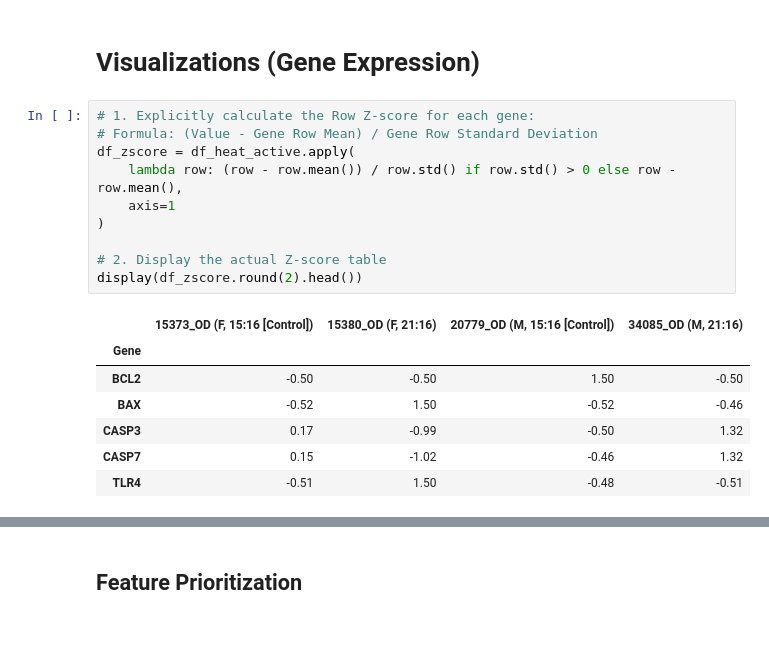
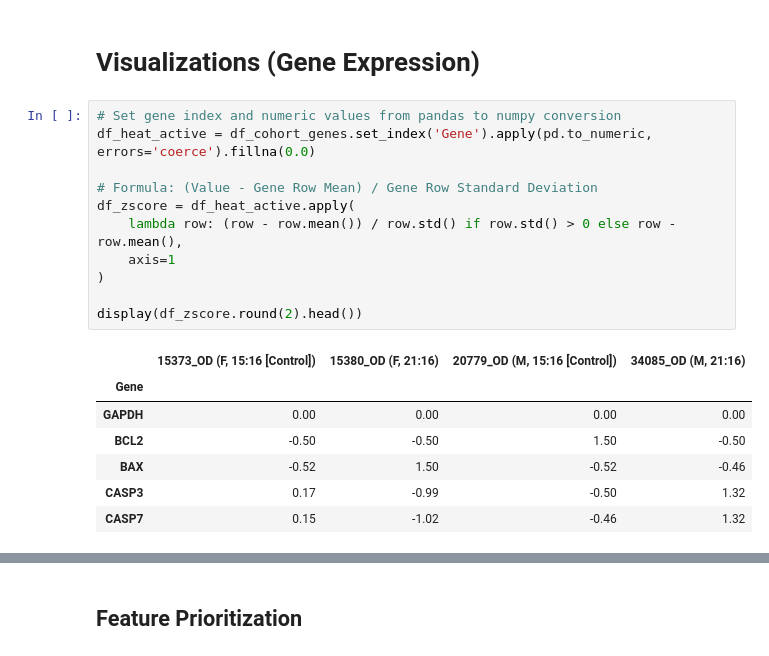
Before and after one commit to Sybilade/sans-pcr-epr, a Jupyter notebook: notebooks/01_eda_osd-816.ipynb, the cells around one changed output, grey strips where cells are left out. Cells and saved outputs as stored; diff of their text form.

```diff
--- a/notebooks/01_eda_osd-816.ipynb
+++ b/notebooks/01_eda_osd-816.ipynb
@@ -356,24 +342,25 @@ display(df_cohort_genes)
 | 43 | STX1A | NaN | NaN | NaN | NaN |
 # %% [markdown]
 # Visualizations (Gene Expression)
-# %%
-# 1. Explicitly calculate the Row Z-score for each gene:
-# Formula: (Value - Gene Row Mean) / Gene Row Standard Deviation
-df_zscore = df_heat_active.apply(
-    lambda row: (row - row.mean()) / row.std() if row.std() > 0 else row - row.mean(),
-    axis=1
-)
-
-# 2. Display the actual Z-score table
-display(df_zscore.round(2).head())
-# %% [output]
-|  | 15373_OD (F, 15:16 [Control]) | 15380_OD (F, 21:16) | 20779_OD (M, 15:16 [Control]) | 34085_OD (M, 21:16) |
-| Gene |  |  |  |  |
-| BCL2 | -0.50 | -0.50 | 1.50 | -0.50 |
-| BAX | -0.52 | 1.50 | -0.52 | -0.46 |
-| CASP3 | 0.17 | -0.99 | -0.50 | 1.32 |
-| CASP7 | 0.15 | -1.02 | -0.46 | 1.32 |
-| TLR4 | -0.51 | 1.50 | -0.48 | -0.51 |
+# %%
+# Set gene index and numeric values from pandas to numpy conversion
+df_heat_active = df_cohort_genes.set_index('Gene').apply(pd.to_numeric, errors='coerce').fillna(0.0)
+
+# Formula: (Value - Gene Row Mean) / Gene Row Standard Deviation
+df_zscore = df_heat_active.apply(
+    lambda row: (row - row.mean()) / row.std() if row.std() > 0 else row - row.mean(),
+    axis=1
+)
+
+display(df_zscore.round(2).head())
+# %% [output]
+|  | 15373_OD (F, 15:16 [Control]) | 15380_OD (F, 21:16) | 20779_OD (M, 15:16 [Control]) | 34085_OD (M, 21:16) |
+| Gene |  |  |  |  |
+| GAPDH | 0.00 | 0.00 | 0.00 | 0.00 |
+| BCL2 | -0.50 | -0.50 | 1.50 | -0.50 |
+| BAX | -0.52 | 1.50 | -0.52 | -0.46 |
+| CASP3 | 0.17 | -0.99 | -0.50 | 1.32 |
+| CASP7 | 0.15 | -1.02 | -0.46 | 1.32 |
 # %%
 plt.figure(figsize=(9, 10))
 
```
Also changed, not shown: parts of 10 cells of this notebook.
